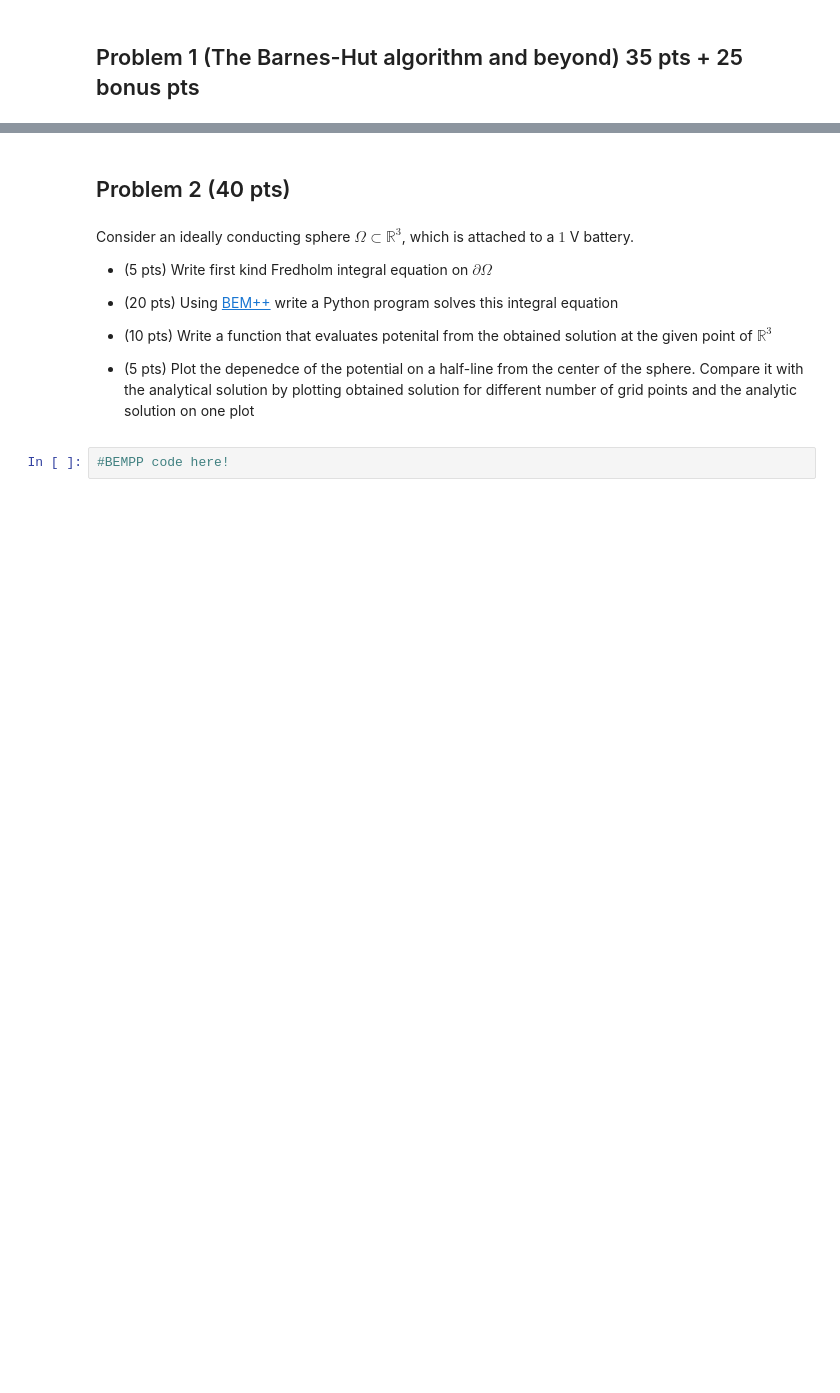
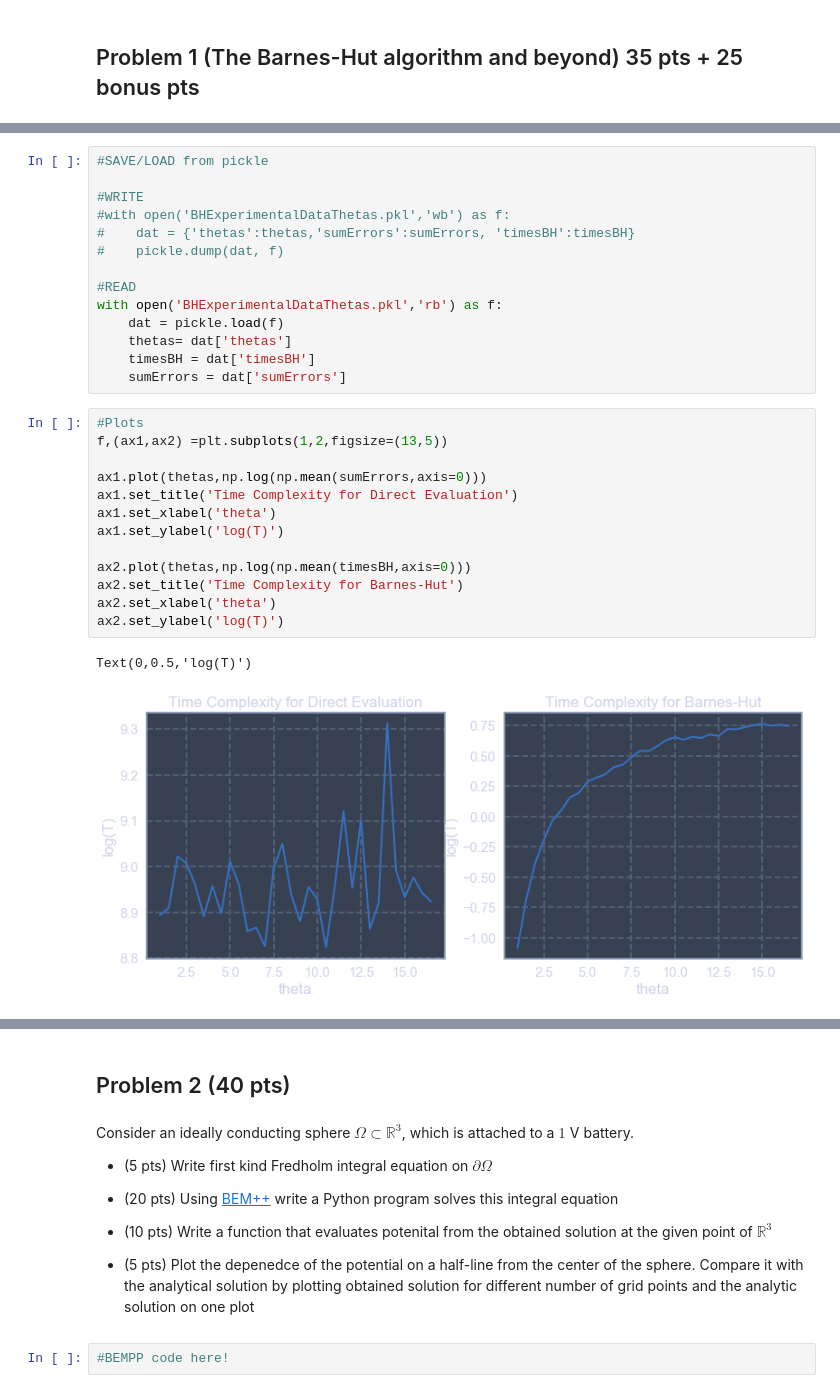
Before and after one commit to XuMuK1/fastpdehw, a Jupyter notebook: ps1/PS1.ipynb, the cells around one changed output, grey strips where cells are left out. Drawn from its saved outputs; the diff is of its cells as text; blank space fills up the shorter version.

```diff
--- a/ps1/PS1.ipynb
+++ b/ps1/PS1.ipynb
@@ -61,0 +209,30 @@ This almost leads us to the FMM algorithm with only one exception: only one term
+# %%
+#SAVE/LOAD from pickle
+
+#WRITE
+#with open('BHExperimentalDataThetas.pkl','wb') as f:
+#    dat = {'thetas':thetas,'sumErrors':sumErrors, 'timesBH':timesBH}
+#    pickle.dump(dat, f)
+
+#READ
+with open('BHExperimentalDataThetas.pkl','rb') as f:
+    dat = pickle.load(f)
+    thetas= dat['thetas']
+    timesBH = dat['timesBH']
+    sumErrors = dat['sumErrors']
+# %%
+#Plots
+f,(ax1,ax2) =plt.subplots(1,2,figsize=(13,5))
+
+ax1.plot(thetas,np.log(np.mean(sumErrors,axis=0)))
+ax1.set_title('Time Complexity for Direct Evaluation')
+ax1.set_xlabel('theta')
+ax1.set_ylabel('log(T)')
+
+ax2.plot(thetas,np.log(np.mean(timesBH,axis=0)))
+ax2.set_title('Time Complexity for Barnes-Hut')
+ax2.set_xlabel('theta')
+ax2.set_ylabel('log(T)')
+# %% [output]
+Text(0,0.5,'log(T)')
+[figure, added]
```
Also changed, not shown: parts of 13 cells of this notebook, 4 other files.
